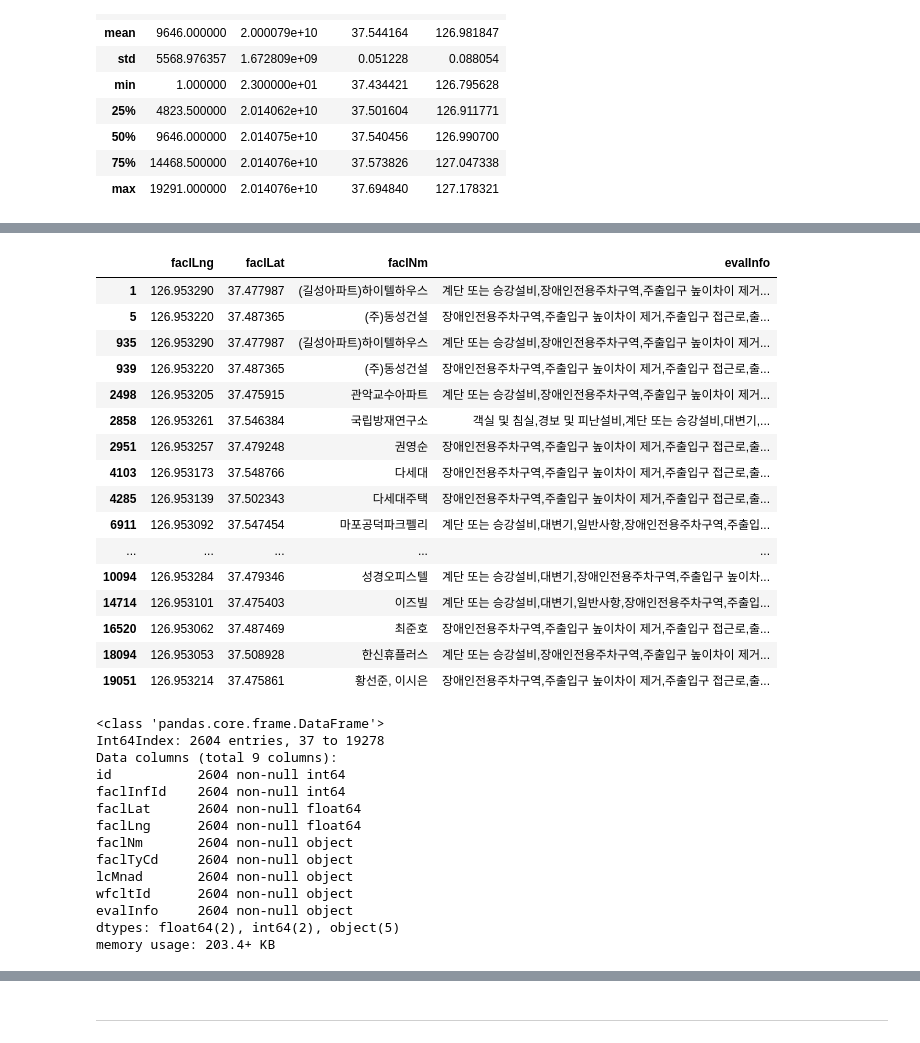
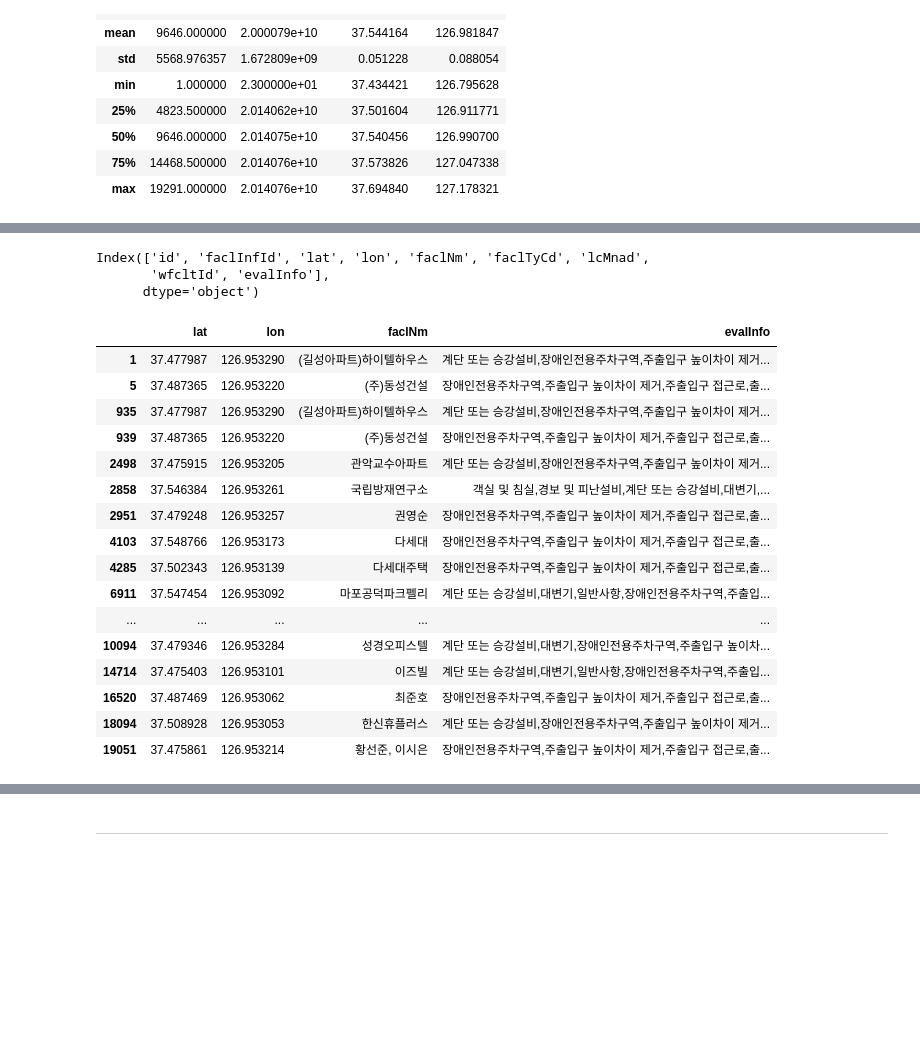
Before and after one commit to BigDataCampus/fresh, a Jupyter notebook: 중복확인하기.ipynb, the cells around one changed output, grey strips where cells are left out. Saved outputs shown, nothing was run; the diff lists cells and outputs as text; code cells hidden in the pictures; blank space fills up the shorter version.

```diff
--- a/중복확인하기.ipynb
+++ b/중복확인하기.ipynb
@@ -2,7 +2,7 @@
 import sqlite3
 import pandas as pd
 # %%
-conn = sqlite3.connect('disabled_facilities.db',echo=True)
+conn = sqlite3.connect('disabled_facilities.db')
 # %% [markdown]
 cur = conn.cursor()
 
@@ -46,20 +46,28 @@ df.sample()
+# %%
+df.rename(columns = {'faclLat':'lat','faclLng':'lon'}, inplace = True)
+# %%
+df.columns
+# %% [output]
+Index(['id', 'faclInfId', 'lat', 'lon', 'faclNm', 'faclTyCd', 'lcMnad',
+       'wfcltId', 'evalInfo'],
+      dtype='object')
 # %%
-df[['faclLng','faclLat','faclNm','evalInfo']][(df.faclLng>126.95300)&(df.faclLng<126.95330)]
+df[['lat','lon','faclNm','evalInfo']][(df.lon>126.95300)&(df.lon<126.95330)]
 # %% [output]
-|  | faclLng | faclLat | faclNm | evalInfo |
-| 1 | 126.953290 | 37.477987 | (길성아파트)하이텔하우스 | 계단 또는 승강설비,장애인전용주차구역,주출입구 높이차이 제거... |
-| 5 | 126.953220 | 37.487365 | (주)동성건설 | 장애인전용주차구역,주출입구 높이차이 제거,주출입구 접근로,출... |
-| 935 | 126.953290 | 37.477987 | (길성아파트)하이텔하우스 | 계단 또는 승강설비,장애인전용주차구역,주출입구 높이차이 제거... |
-| 939 | 126.953220 | 37.487365 | (주)동성건설 | 장애인전용주차구역,주출입구 높이차이 제거,주출입구 접근로,출... |
-| 2498 | 126.953205 | 37.475915 | 관악교수아파트 | 계단 또는 승강설비,장애인전용주차구역,주출입구 높이차이 제거... |
-| 2858 | 126.953261 | 37.546384 | 국립방재연구소 | 객실 및 침실,경보 및 피난설비,계단 또는 승강설비,대변기,... |
-| 2951 | 126.953257 | 37.479248 | 권영순 | 장애인전용주차구역,주출입구 높이차이 제거,주출입구 접근로,출... |
-| 4103 | 126.953173 | 37.548766 | 다세대 | 장애인전용주차구역,주출입구 높이차이 제거,주출입구 접근로,출... |
-| 4285 | 126.953139 | 37.502343 | 다세대주택 | 장애인전용주차구역,주출입구 높이차이 제거,주출입구 접근로,출... |
-| 6911 | 126.953092 | 37.547454 | 마포공덕파크펠리 | 계단 또는 승강설비,대변기,일반사항,장애인전용주차구역,주출입... |
+|  | lat | lon | faclNm | evalInfo |
+| 1 | 37.477987 | 126.953290 | (길성아파트)하이텔하우스 | 계단 또는 승강설비,장애인전용주차구역,주출입구 높이차이 제거... |
+| 5 | 37.487365 | 126.953220 | (주)동성건설 | 장애인전용주차구역,주출입구 높이차이 제거,주출입구 접근로,출... |
+| 935 | 37.477987 | 126.953290 | (길성아파트)하이텔하우스 | 계단 또는 승강설비,장애인전용주차구역,주출입구 높이차이 제거... |
+| 939 | 37.487365 | 126.953220 | (주)동성건설 | 장애인전용주차구역,주출입구 높이차이 제거,주출입구 접근로,출... |
+| 2498 | 37.475915 | 126.953205 | 관악교수아파트 | 계단 또는 승강설비,장애인전용주차구역,주출입구 높이차이 제거... |
+| 2858 | 37.546384 | 126.953261 | 국립방재연구소 | 객실 및 침실,경보 및 피난설비,계단 또는 승강설비,대변기,... |
+| 2951 | 37.479248 | 126.953257 | 권영순 | 장애인전용주차구역,주출입구 높이차이 제거,주출입구 접근로,출... |
+| 4103 | 37.548766 | 126.953173 | 다세대 | 장애인전용주차구역,주출입구 높이차이 제거,주출입구 접근로,출... |
+| 4285 | 37.502343 | 126.953139 | 다세대주택 | 장애인전용주차구역,주출입구 높이차이 제거,주출입구 접근로,출... |
+| 6911 | 37.547454 | 126.953092 | 마포공덕파크펠리 | 계단 또는 승강설비,대변기,일반사항,장애인전용주차구역,주출입... |
 | ... | ... | ... | ... | ... |
-| 10094 | 126.953284 | 37.479346 | 성경오피스텔 | 계단 또는 승강설비,대변기,장애인전용주차구역,주출입구 높이차... |
-| 14714 | 126.953101 | 37.475403 | 이즈빌 | 계단 또는 승강설비,대변기,일반사항,장애인전용주차구역,주출입... |
-| 16520 | 126.953062 | 37.487469 | 최준호 | 장애인전용주차구역,주출입구 높이차이 제거,주출입구 접근로,출... |
-| 18094 | 126.953053 | 37.508928 | 한신휴플러스 | 계단 또는 승강설비,장애인전용주차구역,주출입구 높이차이 제거... |
-| 19051 | 126.953214 | 37.475861 | 황선준, 이시은 | 장애인전용주차구역,주출입구 높이차이 제거,주출입구 접근로,출... |
+| 10094 | 37.479346 | 126.953284 | 성경오피스텔 | 계단 또는 승강설비,대변기,장애인전용주차구역,주출입구 높이차... |
+| 14714 | 37.475403 | 126.953101 | 이즈빌 | 계단 또는 승강설비,대변기,일반사항,장애인전용주차구역,주출입... |
+| 16520 | 37.487469 | 126.953062 | 최준호 | 장애인전용주차구역,주출입구 높이차이 제거,주출입구 접근로,출... |
+| 18094 | 37.508928 | 126.953053 | 한신휴플러스 | 계단 또는 승강설비,장애인전용주차구역,주출입구 높이차이 제거... |
+| 19051 | 37.475861 | 126.953214 | 황선준, 이시은 | 장애인전용주차구역,주출입구 높이차이 제거,주출입구 접근로,출... |
@@ -70,17 +73,0 @@ ss =df[tt] # 혜정씨 중복된 데이터
-# %%
-ss.info() #2604개의 중복
-# %% [output]
-<class 'pandas.core.frame.DataFrame'>
-Int64Index: 2604 entries, 37 to 19278
-Data columns (total 9 columns):
-id           2604 non-null int64
-faclInfId    2604 non-null int64
-faclLat      2604 non-null float64
-faclLng      2604 non-null float64
-faclNm       2604 non-null object
-faclTyCd     2604 non-null object
-lcMnad       2604 non-null object
-wfcltId      2604 non-null object
-evalInfo     2604 non-null object
-dtypes: float64(2), int64(2), object(5)
-memory usage: 203.4+ KB
```
Also changed, not shown: parts of 19 cells of this notebook, 3 other files.
